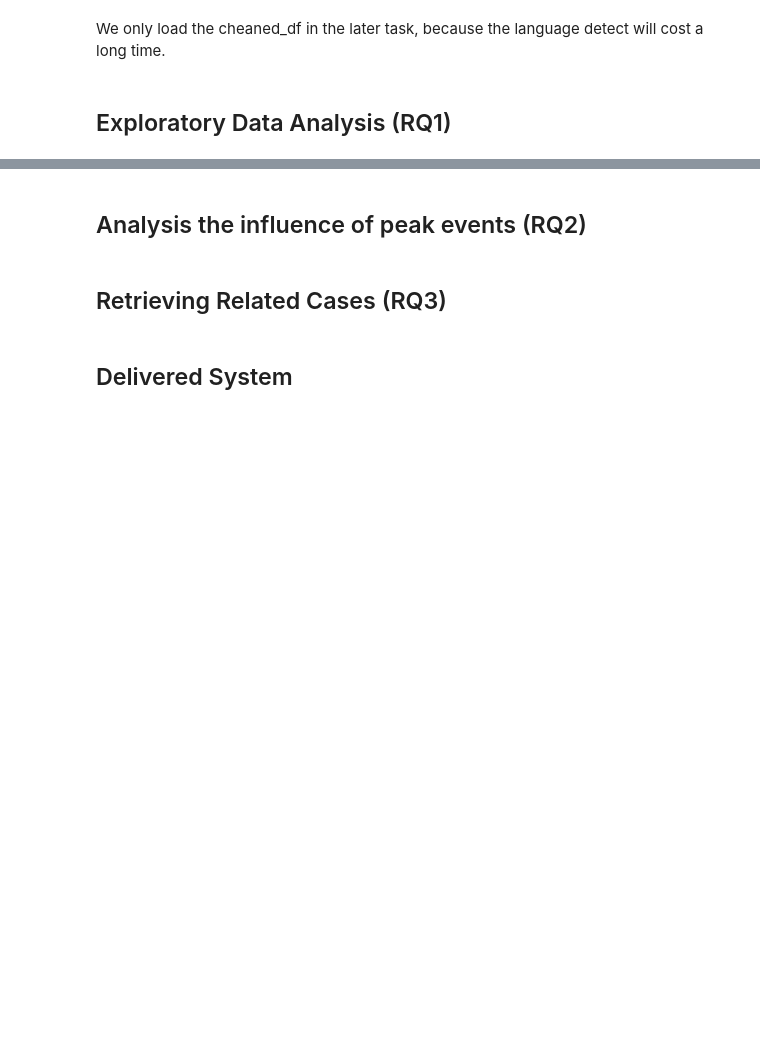
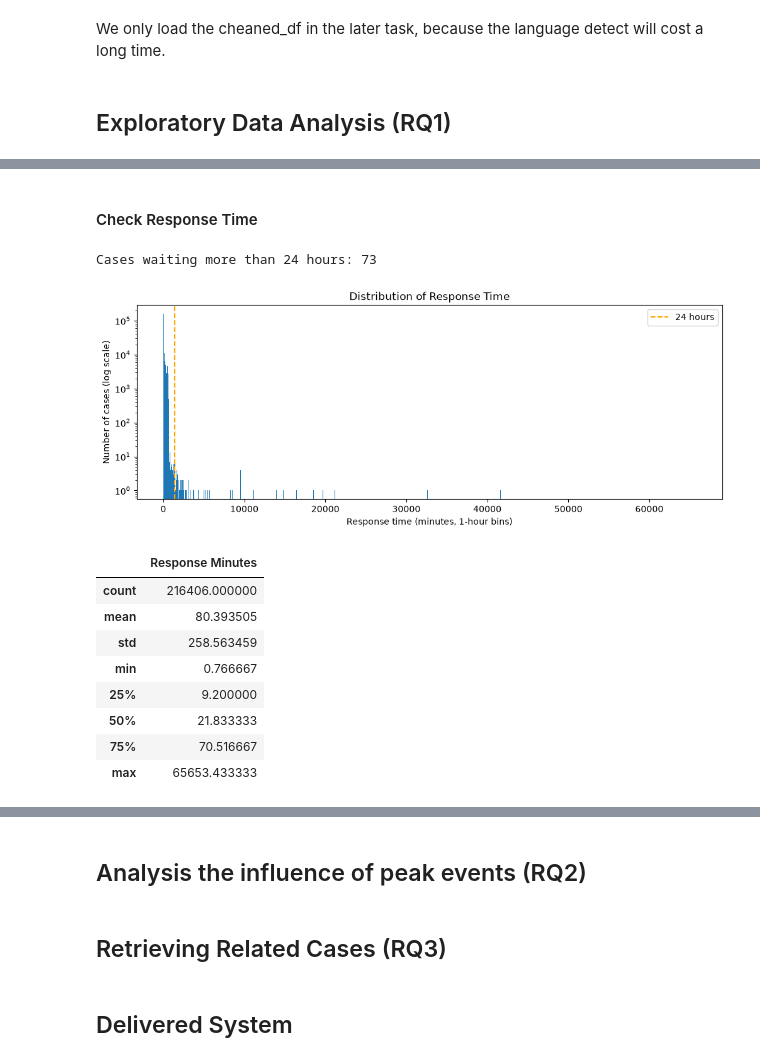
Before and after one commit to Chuandablackpig/CustomerSupportAnalysis, a Jupyter notebook: main.ipynb, the cells around one changed output, grey strips where cells are left out. Drawn from its saved outputs; the diff is of its cells as text; code cells hidden in the pictures; blank space fills up the shorter version.

```diff
--- a/main.ipynb
+++ b/main.ipynb
@@ -377,0 +392,20 @@ We only load the cheaned_df in the later task, because the language detect will
+# %%
+cleaned_df = pd.read_pickle("./data/cleaned_df.pkl")
+
+# Split
+customer = cleaned_df[cleaned_df["inbound"] == True]
+support = cleaned_df[cleaned_df["inbound"] == False]
+
+# Pair each customer tweet with the support replies to it
+cases = customer.merge(support, left_on="tweet_id", right_on="in_response_to_tweet_id", suffixes=("_customer", "_reply"))
+print("Customer-reply pairs:", cases.shape[0])
+
+# Keep replies from the right brand, then keep only the earliest reply
+cases = cases[cases["author_id_reply"] == cases["related_brand_customer"]]
+cases = cases.sort_values("created_at_reply").drop_duplicates("tweet_id_customer")
+# A first tweet does not reply to any other tweet
+cases["is_first_tweet"] = cases["in_response_to_tweet_id_customer"].isna()
+# Waiting time in minutes
+cases["response_minutes"] = (cases["created_at_reply"] - cases["created_at_customer"]).dt.total_seconds() / 60
+print("Cases after keeping the first brand reply:", cases.shape[0])
+cases[["tweet_id_customer", "tweet_id_reply", "created_at_customer", "created_at_reply", "related_brand_customer", "is_first_tweet", "response_minutes"]].head()
@@ -377,0 +421,29 @@ We only load the cheaned_df in the later task, because the language detect will
+# %% [markdown]
+#### Check Response Time
+# %%
+print("Cases waiting more than 24 hours:", (cases["response_minutes"] > 24 * 60).sum())
+
+# Response time histogram with 1-hour bins
+plt.figure(figsize=(12, 4))
+plt.hist(cases["response_minutes"], bins=np.arange(0, cases["response_minutes"].max() + 60, 60))
+plt.axvline(24 * 60, color="orange", linestyle="--", label="24 hours")
+plt.yscale("log")
+plt.xlabel("Response time (minutes, 1-hour bins)")
+plt.ylabel("Number of cases (log scale)")
+plt.title("Distribution of Response Time")
+plt.legend()
+plt.show()
+
+pd.DataFrame({"Response Minutes": cases["response_minutes"].describe()})
+# %% [output]
+Cases waiting more than 24 hours: 73
+[figure, added]
+|  | Response Minutes |
+| count | 216406.000000 |
+| mean | 80.393505 |
+| std | 258.563459 |
+| min | 0.766667 |
+| 25% | 9.200000 |
+| 50% | 21.833333 |
+| 75% | 70.516667 |
+| max | 65653.433333 |
```
Also changed, not shown: parts of 56 cells of this notebook.
